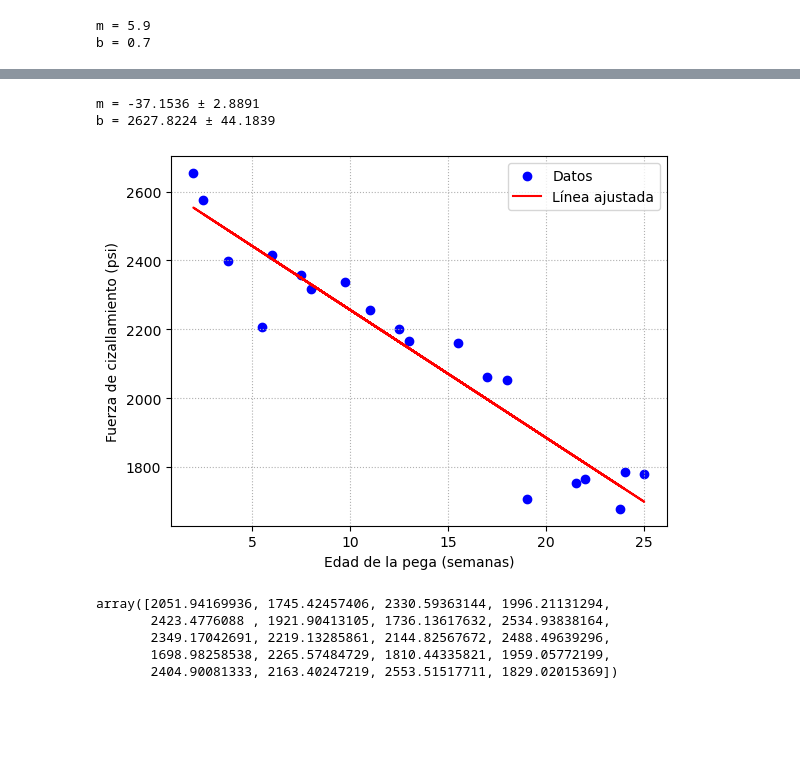
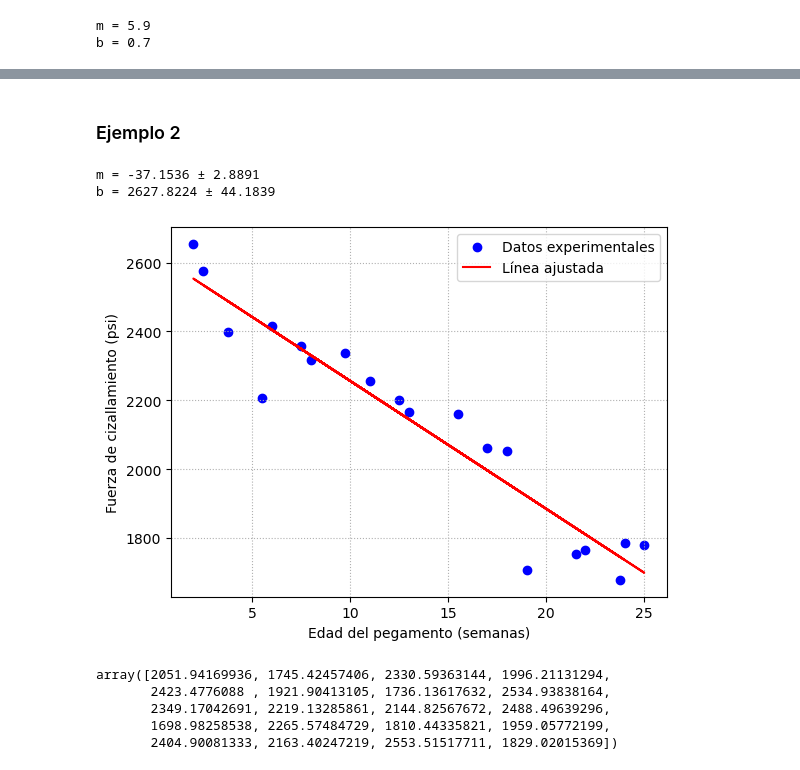
Before and after one commit to hectorfro/LabFisicaWork, a Jupyter notebook: GuiaLabora/Notebook/Cap05.ipynb, the cells around one changed output, grey strips where cells are left out. Saved outputs shown, nothing was run; the diff lists cells and outputs as text; code cells hidden in the pictures; blank space fills up the shorter version.

```diff
--- a/GuiaLabora/Notebook/Cap05.ipynb
+++ b/GuiaLabora/Notebook/Cap05.ipynb
@@ -122,6 +124,8 @@ Covariance Type:            nonrobust
 
 Notes:
 [1] Standard Errors assume that the covariance matrix of the errors is correctly specified.
+# %% [markdown]
+### Ejemplo 2
 # %%
 # Datos de cizallamiento y edad de la pega
 yn = np.array([2158.70, 1678.15, 2316.00, 2061.30, 2207.50,
@@ -147,17 +151,17 @@ b = 2627.8224 ± 44.1839
 # %%
 # Generamos valores de y usando los coeficientes obtenidos
 y_pred = m * xn + b
 # Graficamos los datos originales y la línea ajustada
-plt.scatter(xn, yn, color='blue', label='Datos')
+plt.scatter(xn, yn, color='blue', label='Datos experimentales')
 plt.plot(xn, y_pred, color='red', label='Línea ajustada')
 plt.grid(linestyle='dotted')
 plt.legend(loc='best')
-plt.xlabel('Edad de la pega (semanas)')
+plt.xlabel('Edad del pegamento (semanas)')
 plt.ylabel('Fuerza de cizallamiento (psi)')
 plt.legend()
 plt.show()
 # %% [output]
-[figure, old version]
+[figure, new version]
 # %%
 y_pred = m * xn + b
 y_pred
```
Also changed, not shown: parts of 5 cells of this notebook, 2 other files.
